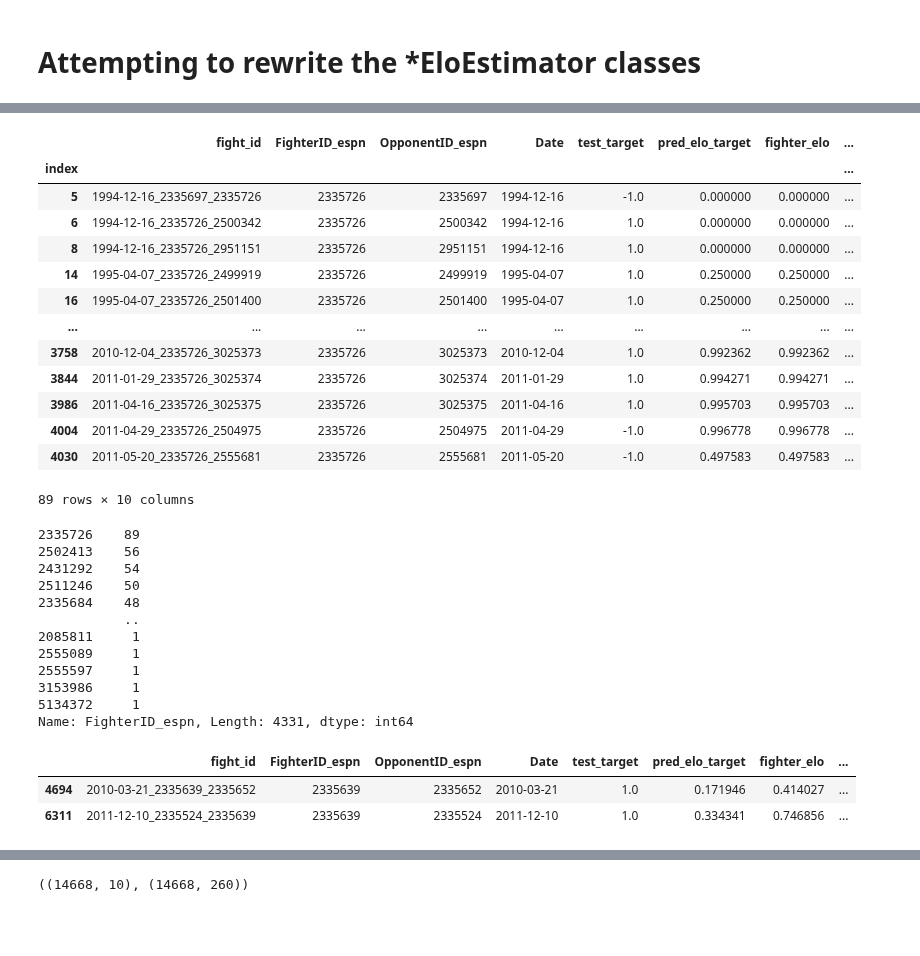
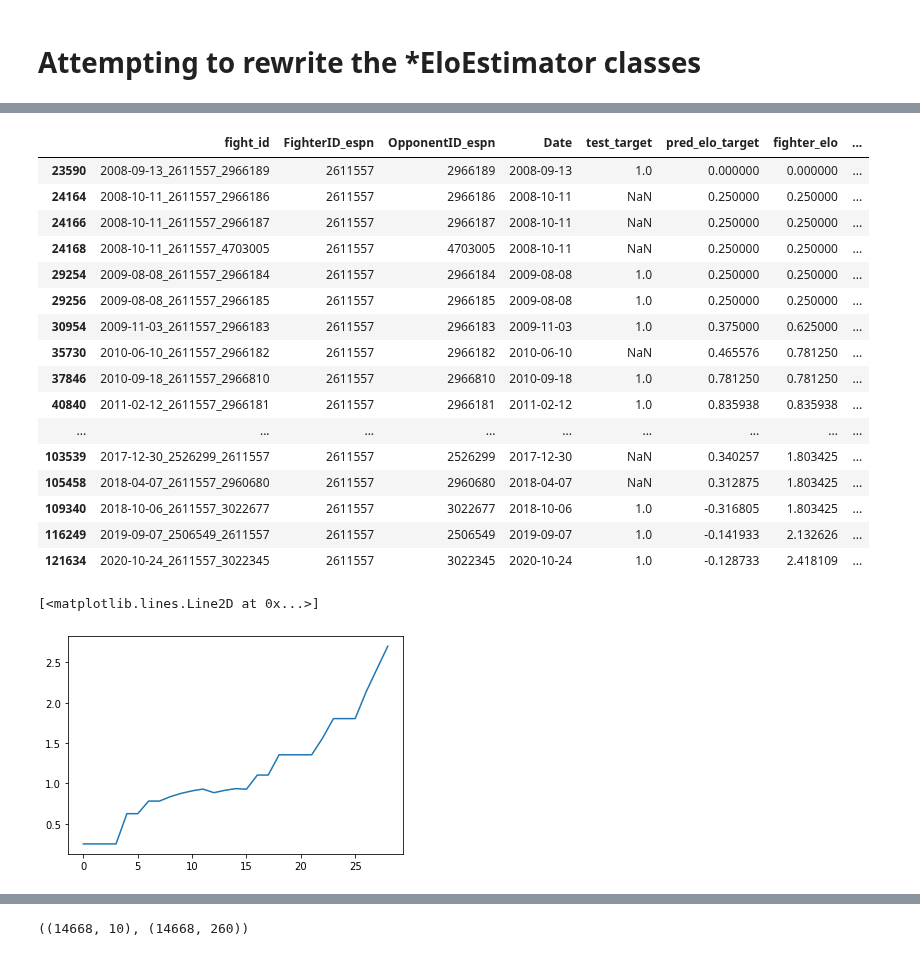
Before and after one commit to John-Curcio/sports, a Jupyter notebook: HACK/2023-04-10_debugging.ipynb, the cells around one changed output, grey strips where cells are left out. Drawn from its saved outputs; the diff is of its cells as text; code cells hidden in the pictures; blank space fills up the shorter version.

```diff
--- a/HACK/2023-04-10_debugging.ipynb
+++ b/HACK/2023-04-10_debugging.ipynb
@@ -19,8 +19,8 @@ df[["FighterOpen", "OpponentOpen"]] = df[["FighterOpen", "OpponentOpen"]]\
     .astype(float)
 
 # for slightly faster debugging, only use a subset of the data
-sample_fighter_ids = df["FighterID_espn"].sample(500).values
-df = df[df["FighterID_espn"].isin(sample_fighter_ids) | df["OpponentID_espn"].isin(sample_fighter_ids)]
+# sample_fighter_ids = df["FighterID_espn"].sample(500).values
+# df = df[df["FighterID_espn"].isin(sample_fighter_ids) | df["OpponentID_espn"].isin(sample_fighter_ids)]
 
 # each fight has two rows, one for each (FighterID, OpponentID) permutation
 df = df.drop_duplicates(subset=["FighterID_espn", "OpponentID_espn", "fight_id"])
@@ -500,0 +428,7 @@ for _ in range(10):
+# %%
+
+from model.mma_elo_model import RealEloEstimator
+
+elo_estimator = RealEloEstimator(target_col="test_target", alpha=0.5)
+elo_estimator.fit(df)
+elo_estimator.elo_feature_df
@@ -500,0 +600,4 @@ for _ in range(10):
+# %%
+bin_estimator = BinaryEloEstimator(target_col="win_target_finish", alpha=0.5)
+bin_estimator.fit(df)
+bin_estimator.elo_feature_df
@@ -503,7 +629,7 @@ for _ in range(10):
 
 # picking this one because it's null much of the time
 elo_estimator = RealEloEstimator(target_col="test_target", alpha=0.5)
-elo_estimator.fit(df.dropna(subset=["test_target"]).sort_values("Date").reset_index(drop=True))
+elo_estimator.fit(df)#.dropna(subset=["test_target"]).sort_values("Date").reset_index(drop=True))
 elo_estimator.elo_feature_df
 # %% [output]
 |  | fight_id | FighterID_espn | OpponentID_espn | Date | test_target | pred_elo_target | fighter_elo | ... |
@@ -522,32 +647,0 @@ elo_estimator.elo_feature_df
-# %%
-elo_estimator.workhorse_df.query("FighterID_espn == '2335726'").sort_values("Date")
-# %% [output]
-|  | fight_id | FighterID_espn | OpponentID_espn | Date | test_target | pred_elo_target | fighter_elo | ... |
-| index |  |  |  |  |  |  |  | ... |
-| 5 | 1994-12-16_2335697_2335726 | 2335726 | 2335697 | 1994-12-16 | -1.0 | 0.000000 | 0.000000 | ... |
-| 6 | 1994-12-16_2335726_2500342 | 2335726 | 2500342 | 1994-12-16 | 1.0 | 0.000000 | 0.000000 | ... |
-| 8 | 1994-12-16_2335726_2951151 | 2335726 | 2951151 | 1994-12-16 | 1.0 | 0.000000 | 0.000000 | ... |
-| 14 | 1995-04-07_2335726_2499919 | 2335726 | 2499919 | 1995-04-07 | 1.0 | 0.250000 | 0.250000 | ... |
-| 16 | 1995-04-07_2335726_2501400 | 2335726 | 2501400 | 1995-04-07 | 1.0 | 0.250000 | 0.250000 | ... |
-| ... | ... | ... | ... | ... | ... | ... | ... | ... |
-| 3758 | 2010-12-04_2335726_3025373 | 2335726 | 3025373 | 2010-12-04 | 1.0 | 0.992362 | 0.992362 | ... |
-| 3844 | 2011-01-29_2335726_3025374 | 2335726 | 3025374 | 2011-01-29 | 1.0 | 0.994271 | 0.994271 | ... |
-| 3986 | 2011-04-16_2335726_3025375 | 2335726 | 3025375 | 2011-04-16 | 1.0 | 0.995703 | 0.995703 | ... |
-| 4004 | 2011-04-29_2335726_2504975 | 2335726 | 2504975 | 2011-04-29 | -1.0 | 0.996778 | 0.996778 | ... |
-| 4030 | 2011-05-20_2335726_2555681 | 2335726 | 2555681 | 2011-05-20 | -1.0 | 0.497583 | 0.497583 | ... |
-89 rows × 10 columns
-# %%
-elo_estimator.workhorse_df["FighterID_espn"].value_counts()
-# %% [output]
-2335726    89
-2502413    56
-2431292    54
-2511246    50
-2335684    48
-           ..
-2085811     1
-2555089     1
-2555597     1
-3153986     1
-5134372     1
-Name: FighterID_espn, Length: 4331, dtype: int64
@@ -554,9 +652,30 @@ Name: FighterID_espn, Length: 4331, dtype: int64
 # %%
-# elo_estimator.elo_feature_df.query("FighterID_espn == '2611557'")
-elo_estimator.elo_feature_df.query("FighterID_espn == '2335639'")
+elo_estimator.elo_feature_df.query("FighterID_espn == '2611557'")
+# elo_estimator.elo_feature_df.query("FighterID_espn == '2504169'")
 # %% [output]
 |  | fight_id | FighterID_espn | OpponentID_espn | Date | test_target | pred_elo_target | fighter_elo | ... |
-| 4694 | 2010-03-21_2335639_2335652 | 2335639 | 2335652 | 2010-03-21 | 1.0 | 0.171946 | 0.414027 | ... |
-| 6311 | 2011-12-10_2335524_2335639 | 2335639 | 2335524 | 2011-12-10 | 1.0 | 0.334341 | 0.746856 | ... |
+| 23590 | 2008-09-13_2611557_2966189 | 2611557 | 2966189 | 2008-09-13 | 1.0 | 0.000000 | 0.000000 | ... |
+| 24164 | 2008-10-11_2611557_2966186 | 2611557 | 2966186 | 2008-10-11 | NaN | 0.250000 | 0.250000 | ... |
+| 24166 | 2008-10-11_2611557_2966187 | 2611557 | 2966187 | 2008-10-11 | NaN | 0.250000 | 0.250000 | ... |
+| 24168 | 2008-10-11_2611557_4703005 | 2611557 | 4703005 | 2008-10-11 | NaN | 0.250000 | 0.250000 | ... |
+| 29254 | 2009-08-08_2611557_2966184 | 2611557 | 2966184 | 2009-08-08 | 1.0 | 0.250000 | 0.250000 | ... |
+| 29256 | 2009-08-08_2611557_2966185 | 2611557 | 2966185 | 2009-08-08 | 1.0 | 0.250000 | 0.250000 | ... |
+| 30954 | 2009-11-03_2611557_2966183 | 2611557 | 2966183 | 2009-11-03 | 1.0 | 0.375000 | 0.625000 | ... |
+| 35730 | 2010-06-10_2611557_2966182 | 2611557 | 2966182 | 2010-06-10 | NaN | 0.465576 | 0.781250 | ... |
+| 37846 | 2010-09-18_2611557_2966810 | 2611557 | 2966810 | 2010-09-18 | 1.0 | 0.781250 | 0.781250 | ... |
+| 40840 | 2011-02-12_2611557_2966181 | 2611557 | 2966181 | 2011-02-12 | 1.0 | 0.835938 | 0.835938 | ... |
+| ... | ... | ... | ... | ... | ... | ... | ... | ... |
+| 103539 | 2017-12-30_2526299_2611557 | 2611557 | 2526299 | 2017-12-30 | NaN | 0.340257 | 1.803425 | ... |
+| 105458 | 2018-04-07_2611557_2960680 | 2611557 | 2960680 | 2018-04-07 | NaN | 0.312875 | 1.803425 | ... |
+| 109340 | 2018-10-06_2611557_3022677 | 2611557 | 3022677 | 2018-10-06 | 1.0 | -0.316805 | 1.803425 | ... |
+| 116249 | 2019-09-07_2506549_2611557 | 2611557 | 2506549 | 2019-09-07 | 1.0 | -0.141933 | 2.132626 | ... |
+| 121634 | 2020-10-24_2611557_3022345 | 2611557 | 3022345 | 2020-10-24 | 1.0 | -0.128733 | 2.418109 | ... |
+# %%
+plt.plot(
+    elo_estimator.elo_feature_df.query("FighterID_espn == '2611557'")["updated_fighter_elo"].values,
+)
+# %% [output]
+[<matplotlib.lines.Line2D at 0x...>]
+[figure, added]
 # %%
 # elo_estimator.elo_feature_df.query("OpponentID_espn == '2611557'")
```
Also changed, not shown: parts of 27 cells of this notebook.
